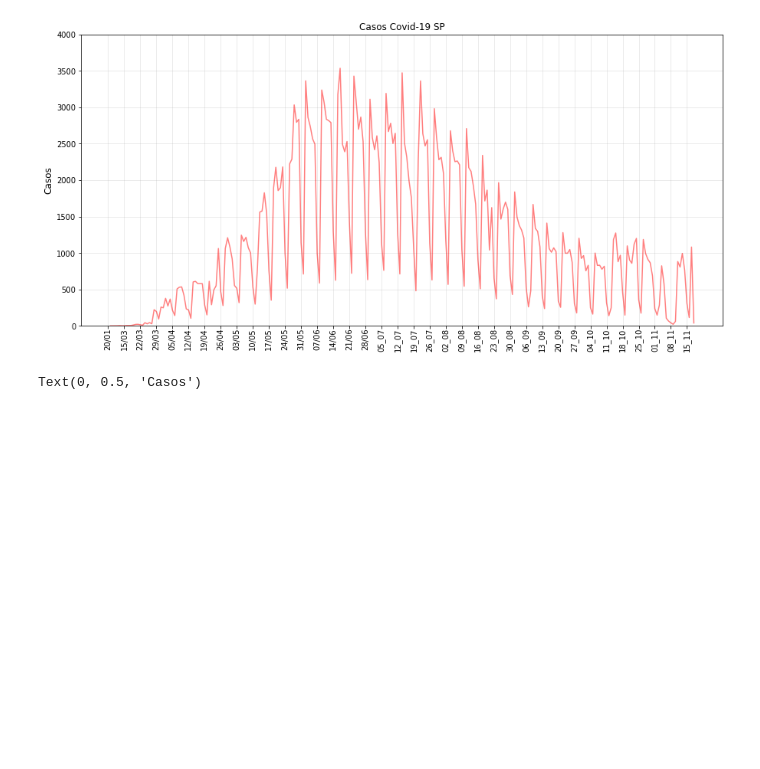
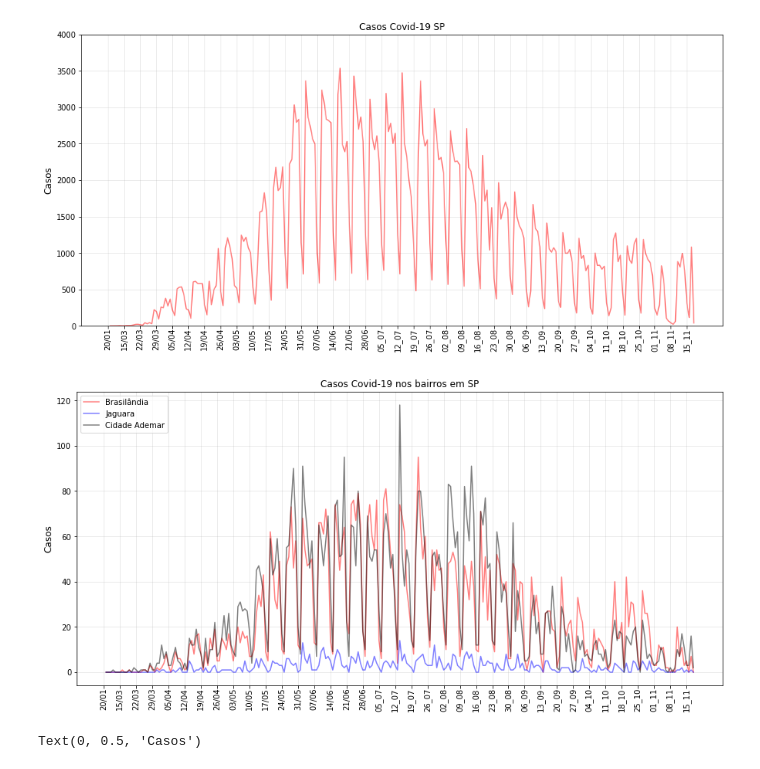
Before and after one commit to fbosousa/covid19, a Jupyter notebook: main.ipynb, the cells around one changed output. Cells and saved outputs as stored; diff of their text form; code cells hidden in the pictures; blank space fills up the shorter version.

Commit message:
plot bairros sp

```diff
--- a/main.ipynb
+++ b/main.ipynb
@@ -287,6 +288,27 @@ plt.savefig('covid19_sp.png')
 plt.show()
 # %% [output]
 [figure]
+# %%
+df_sp_bairros = df_sp.sample(n=3,axis='columns')
+sp_bairros_labels = df_sp_bairros.keys().values
+
+fig = plt.figure(figsize=(15, 7))
+ax = fig.add_subplot()
+ax.plot(df_sp_bairros[sp_bairros_labels[0]][1:-1], color = "red", alpha = .5, label = sp_bairros_labels[0])
+ax.plot(df_sp_bairros[sp_bairros_labels[1]][1:-1], color = "blue", alpha = .5, label = sp_bairros_labels[1])
+ax.plot(df_sp_bairros[sp_bairros_labels[2]][1:-1], color = "black", alpha = .5, label = sp_bairros_labels[2])
+ax.grid(alpha = .3)
+xtick_location = df_sp.index.tolist()[::7]
+xtick_labels = df_sp["Dia Mês da Notific"][1:-1].tolist()[::7]
+ax.set_xticks(xtick_location)
+ax.set_xticklabels(xtick_labels, rotation=90, fontdict={'horizontalalignment': 'center', 'verticalalignment': 'center_baseline'})
+ax.set_ylabel('Casos',fontsize = 12)
+ax.set_title("Casos Covid-19 nos bairros em SP", fontsize = 12)
+ax.legend(loc = "upper left", fontsize = 10)
+plt.savefig('covid19_sp_bairros.png')
+plt.show()
+# %% [output]
+[figure, added]
 # %%
 fig = plt.figure(figsize = (15, 7))
 ax = fig.add_subplot()
```
Also changed, not shown: parts of 2 cells of this notebook, 1 other file.
